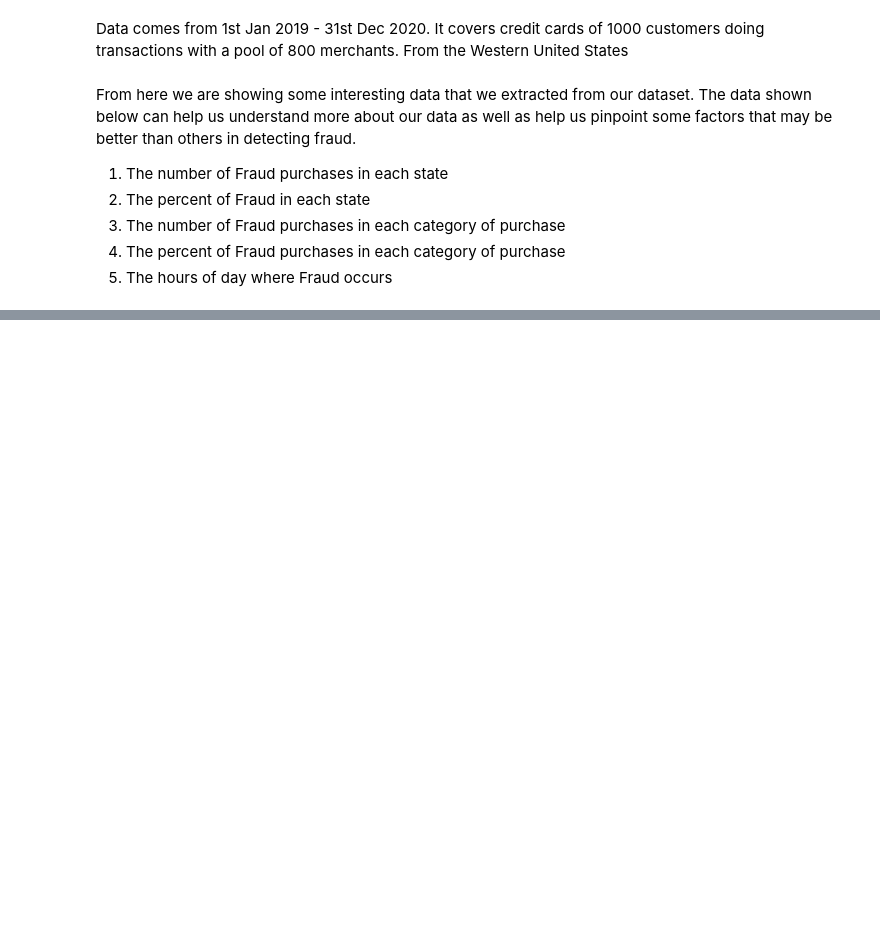
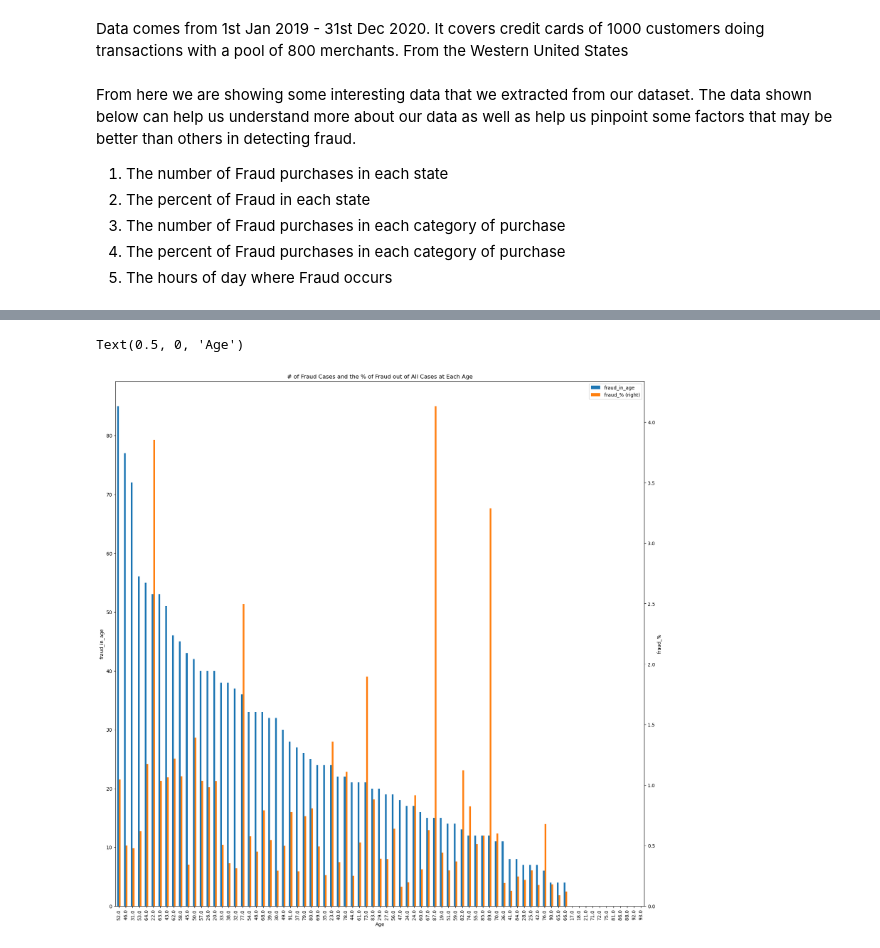
Before and after one commit to jalikens/CS484-DMA, a Jupyter notebook: Data_charts.ipynb, the cells around one changed output, grey strips where cells are left out. Saved outputs shown, nothing was run; the diff lists cells and outputs as text; code cells hidden in the pictures; blank space fills up the shorter version.

```diff
--- a/Data_charts.ipynb
+++ b/Data_charts.ipynb
@@ -74,0 +70,12 @@ NameError: name 'data' is not defined
+# %%
+fraud_age_df = pd.DataFrame({'fraud_in_age': data.query('is_fraud==1')['cust_age'].value_counts(),
+                               'fraud_%' : data.query('is_fraud==1')['cust_age'].value_counts()/data['cust_age'].value_counts()*100})
+fraud_age_df = fraud_age_df.sort_values('fraud_in_age', ascending=False)
+ax = fraud_age_df.plot.bar(secondary_y = ['fraud_%'], figsize=(20,20))
+ax.set_ylabel('fraud_in_age')
+ax.right_ax.set_ylabel('fraud_%')
+ax.set_title('# of Fraud Cases and the % of Fraud out of All Cases at Each Age')
+ax.set_xlabel('Age')
+# %% [output]
+Text(0.5, 0, 'Age')
+[figure, added]
```
Also changed, not shown: parts of 11 cells of this notebook, 1 other file.
